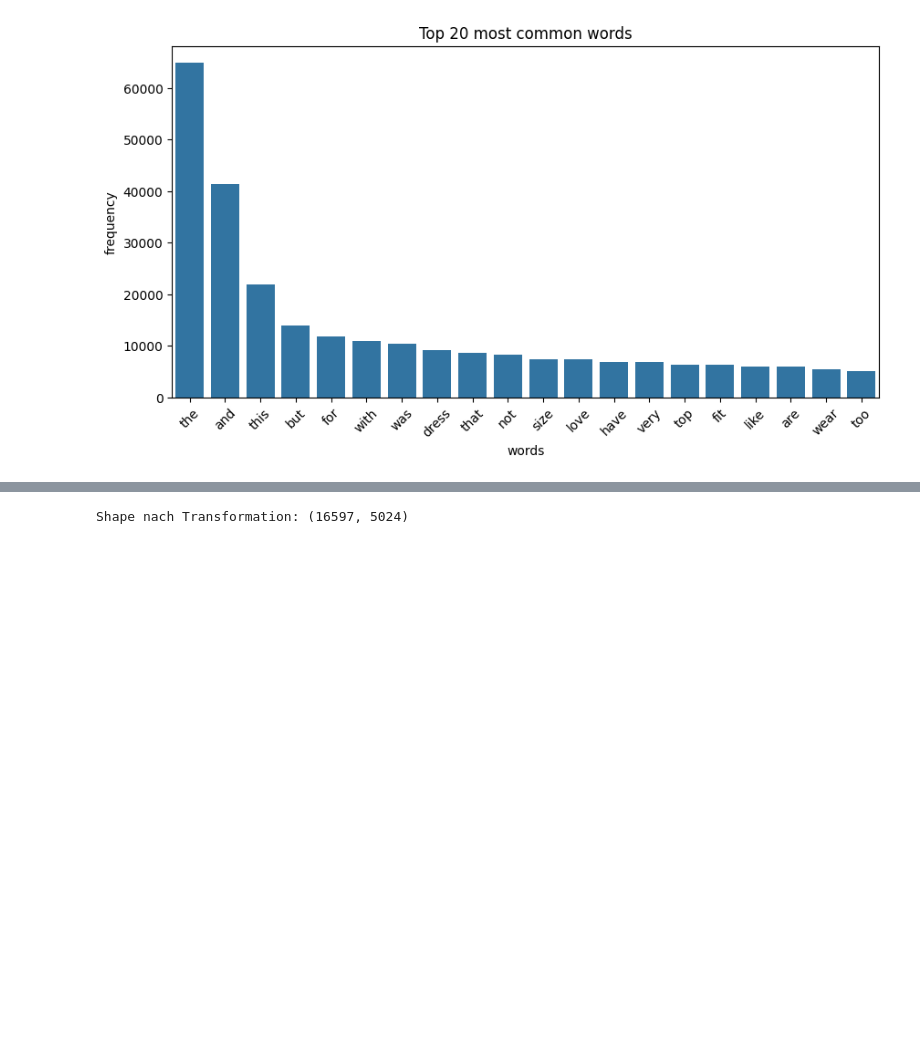
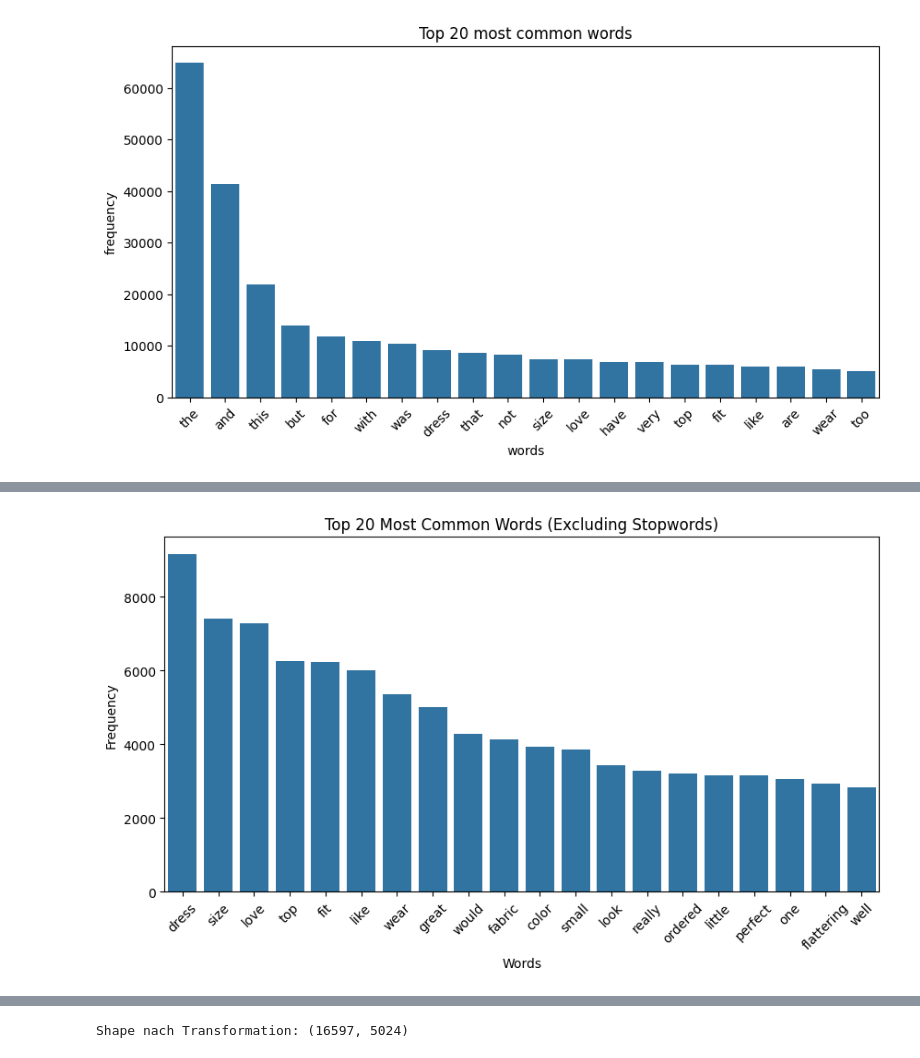
Before and after one commit to niklasknapp97/dsnd-pipelines-project, a Jupyter notebook: fashion-forward/starter.ipynb, the cells around one changed output, grey strips where cells are left out. Cells and saved outputs as stored; diff of their text form; code cells hidden in the pictures; blank space fills up the shorter version.

```diff
--- a/fashion-forward/starter.ipynb
+++ b/fashion-forward/starter.ipynb
@@ -286,0 +303,35 @@ plt.show()
+# %%
+from collections import Counter
+import re
+import nltk
+from nltk.corpus import stopwords
+import matplotlib.pyplot as plt
+import seaborn as sns
+
+# Download stopwords if not already done
+nltk.download('stopwords')
+
+# Set of English stopwords
+stop_words = set(stopwords.words('english'))
+
+# Combine all reviews into a single string, convert to lowercase
+words = " ".join(X["Review Text"].dropna()).lower()
+
+# Extract words with at least 3 letters
+words = re.findall(r'\b[a-zA-Z]{3,}\b', words)
+
+# Filter out stopwords
+filtered_words = [word for word in words if word not in stop_words]
+
+# Most common words
+word_freq = Counter(filtered_words).most_common(20)
+
+# Plot
+plt.figure(figsize=(10, 5))
+sns.barplot(x=[w[0] for w in word_freq], y=[w[1] for w in word_freq])
+plt.xticks(rotation=45)
+plt.xlabel("Words")
+plt.ylabel("Frequency")
+plt.title("Top 20 Most Common Words (Excluding Stopwords)")
+plt.show()
+# %% [output]
@@ -286,0 +341 @@ plt.show()
+[figure, added]
```
Also changed, not shown: parts of 12 cells of this notebook, 2 other files.
